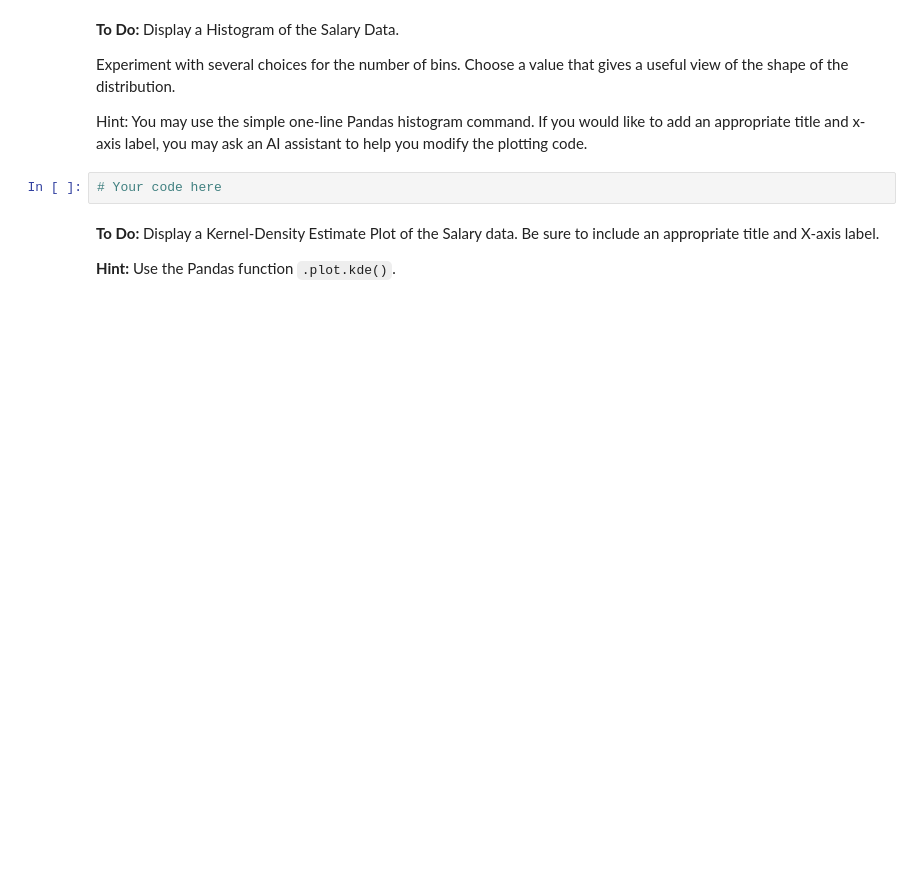
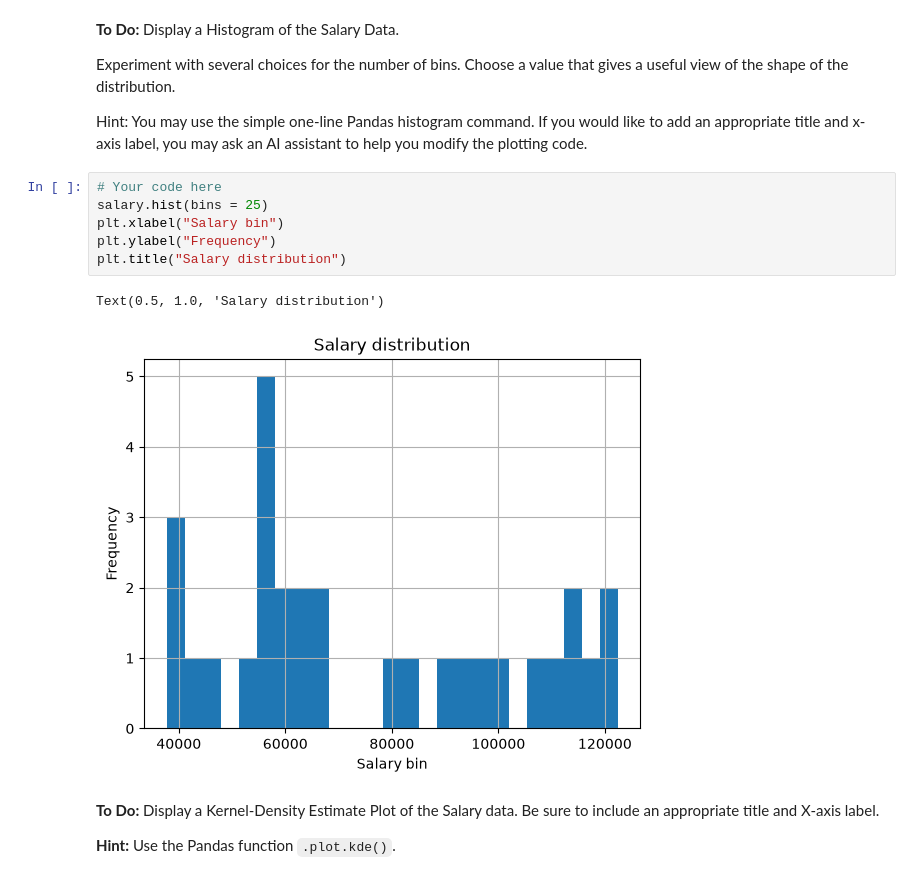
Before and after one commit to max-issokson-bu/DX603-Assignments, a Jupyter notebook: Homework_02.ipynb, the cells around one changed output. Saved outputs shown, nothing was run; the diff lists cells and outputs as text; blank space fills up the shorter version.

```diff
--- a/Homework_02.ipynb
+++ b/Homework_02.ipynb
@@ -166,6 +199,13 @@ Experiment with several choices for the number of bins. Choose a value that give
 Hint: You may use the simple one-line Pandas histogram command. If you would like to add an appropriate title and x-axis label, you may ask an AI assistant to help you modify the plotting code.
 # %%
 # Your code here
+salary.hist(bins = 25)
+plt.xlabel("Salary bin")
+plt.ylabel("Frequency")
+plt.title("Salary distribution")
+# %% [output]
+Text(0.5, 1.0, 'Salary distribution')
+[figure, added]
 # %% [markdown]
 **To Do:** Display a Kernel-Density Estimate Plot of the Salary data.  Be sure to include an appropriate title and X-axis label.
 
```
Also changed, not shown: parts of 49 cells of this notebook.
